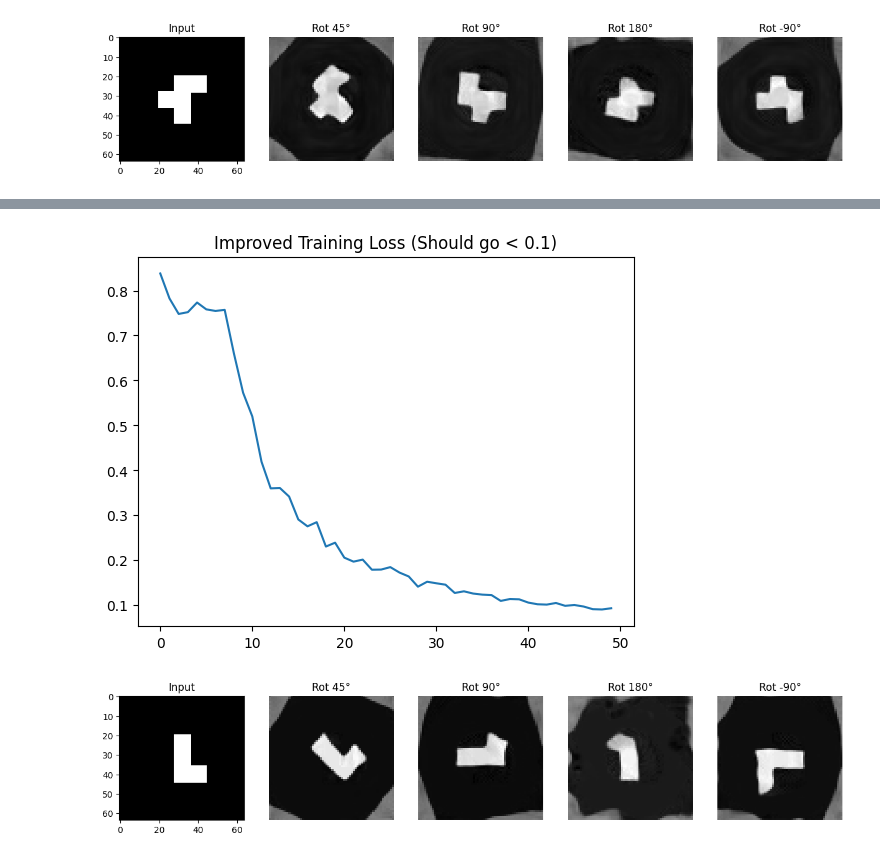
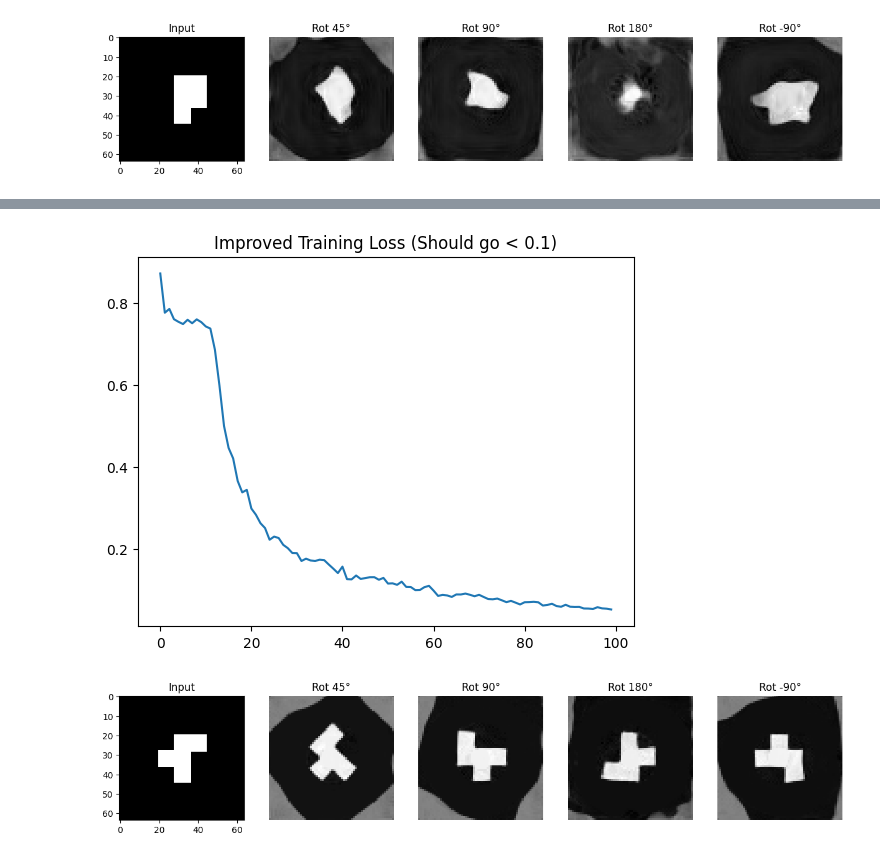
Before and after one commit to mashathepotato/visual-reasoning, a Jupyter notebook: notebooks/geo_rotation.ipynb, the cells around one changed output, grey strips where cells are left out. Saved outputs shown, nothing was run; the diff lists cells and outputs as text; code cells hidden in the pictures.

Commit message:
Retrained and saved small rotator model (geo + l1 loss)

```diff
--- a/notebooks/geo_rotation.ipynb
+++ b/notebooks/geo_rotation.ipynb
@@ -15,7 +19,7 @@ import random
 DEVICE = torch.device("mps" if torch.backends.mps.is_available() else "cpu")
 BATCH_SIZE = 64 # Larger batch size since we are using 64x64
 IMG_SIZE = 64   # Match your 3D dataset resolution
-EPOCHS = 30     # Will fly by now
+EPOCHS = 50     # Will fly by now
 
 CHIRAL_SHAPES = {
     'L': [(0, -1), (0, 0), (0, 1), (1, 1)],
@@ -67,8 +71,8 @@ class FastTetrisDataset(Dataset):
         data = SHAPE_CACHE[key]
         return data['img'], data['emb'] # (1, 64, 64), (1, 384)
 
-train_loader = DataLoader(FastTetrisDataset(2000), batch_size=BATCH_SIZE, shuffle=True)
-test_loader = DataLoader(FastTetrisDataset(100), batch_size=BATCH_SIZE)
+train_loader = DataLoader(FastTetrisDataset(8000), batch_size=BATCH_SIZE, shuffle=True)
+test_loader = DataLoader(FastTetrisDataset(2000), batch_size=BATCH_SIZE)
 # %%
 class DoubleConv(nn.Module):
     def __init__(self, in_ch, out_ch):
@@ -90,7 +94,6 @@ class FastRotator(nn.Module):
         self.angle_mlp = nn.Sequential(nn.Linear(1, flow_dim*4), nn.GELU(), nn.Linear(flow_dim*4, flow_dim*4))
         self.cond_proj = nn.Linear(backbone_dim, flow_dim*4)
 
-        # U-Net (Input is 1 channel grayscale for speed, or 3 if you prefer)
         self.inc = DoubleConv(1, flow_dim)
         self.down1 = nn.Sequential(nn.MaxPool2d(2), DoubleConv(flow_dim, flow_dim*2))
         self.down2 = nn.Sequential(nn.MaxPool2d(2), DoubleConv(flow_dim*2, flow_dim*4))
@@ -122,6 +125,6 @@ class FastRotator(nn.Module):
         return self.outc(x)
 
 model = FastRotator().to(DEVICE)
-optimizer = optim.AdamW(model.parameters(), lr=1e-3) # Higher LR for faster convergence
+optimizer = optim.AdamW(model.parameters(), lr=2e-4)
 # %%
 train_losses = []
@@ -215,7 +218,7 @@ for i, ang in enumerate(angles):
 
 plt.show()
 # %% [output]
-[figure, old version]
+[figure, new version]
 # %%
 # Re-init model with slightly more capacity
 model = FastRotator(flow_dim=64).to(DEVICE) # Up from 32
@@ -225,13 +228,13 @@ optimizer = optim.AdamW(model.parameters(), lr=1e-3)
 scheduler = optim.lr_scheduler.OneCycleLR(
     optimizer, max_lr=1e-3,
     steps_per_epoch=len(train_loader),
-    epochs=50
+    epochs=100
 )
 
 train_losses = []
 print(f"Refined Training on {DEVICE} (L1 Loss + Scheduler)...")
 
-for epoch in range(50):
+for epoch in range(100):
     model.train()
     epoch_loss = 0
 
@@ -283,4 +291,4 @@ Epoch 50: Loss 0.09335
-[figure, old version]
+[figure, new version]
 # %%
 data = next(iter(test_loader))
 sample_img = data[0][0:1].to(DEVICE)
@@ -300,4 +308,4 @@ for i, ang in enumerate(angles):
 
 plt.show()
 # %% [output]
-[figure, old version]
+[figure, new version]
```
Also changed, not shown: parts of 4 cells of this notebook, 1 other file.
